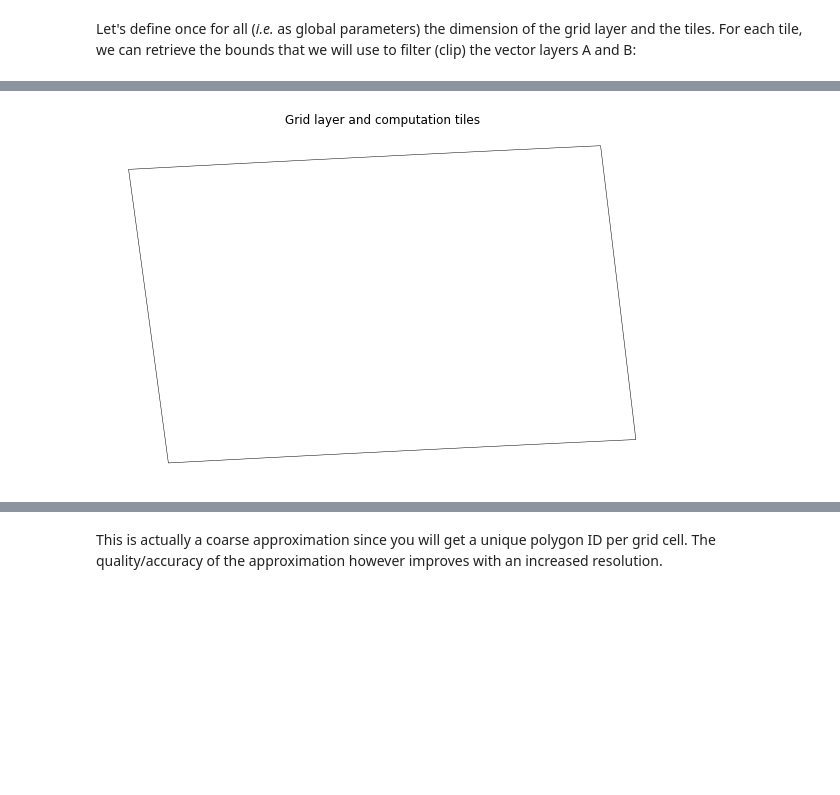
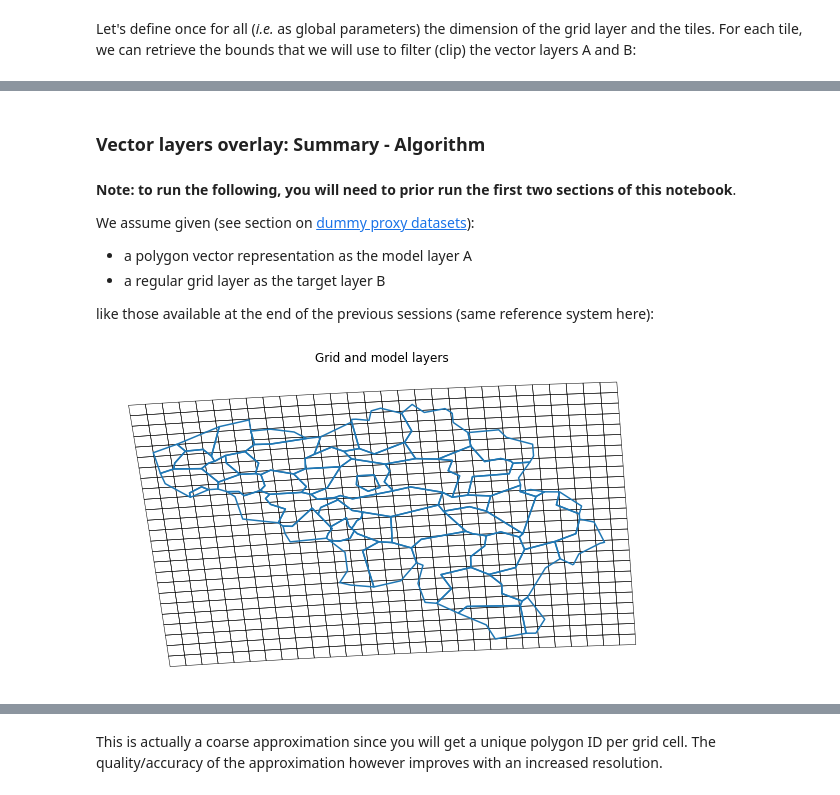
Before and after one commit to gjacopo/bodylanguage, a Jupyter notebook: 00_vector_overlay.ipynb, the cells around one changed output, grey strips where cells are left out. Saved outputs shown, nothing was run; the diff lists cells and outputs as text; code cells hidden in the pictures; blank space fills up the shorter version.

```diff
--- a/00_vector_overlay.ipynb
+++ b/00_vector_overlay.ipynb
@@ -158,7 +181,7 @@ NUTS_RG_20M_2021_30 100%[===================>] 932.72K  2.62MB/s    in 0.3s
 
 Reginal data (= polygon representation) loaded on disk: /Users/gjacopo/Developments/bodylanguage/NUTS_RG_20M_2021_3035_LEVL_3.geojson
 # %%
-polygons = gpd.read_file(os.path.join(THISDIR[0], nuts_name), driver='GeoJSON')
+polygons = gpd.read_file(os.path.join(_THISDIR_, nuts_name), driver='GeoJSON')
 print("Projection system:")
 polygons.crs
 # %% [output]
@@ -178,7 +201,7 @@ Datum: European Terrestrial Reference System 1989
 - Ellipsoid: GRS 1980
 - Prime Meridian: Greenwich
 # %%
-polygons = polygons.loc[polygons.FID.apply(lambda x: x.startswith('BE'))]
+polygons = polygons.loc[polygons.FID.apply(lambda x: x.startswith(next(iter(Test.COUNTRY.keys()))))]
 polygons.head(5)
 # %% [output]
 |  | id | COAST_TYPE | MOUNT_TYPE | NAME_LATN | CNTR_CODE | FID | NUTS_ID | NUTS_NAME | LEVL_CODE | ... |
@@ -255,12 +290,12 @@ Consider however the use of the [GridMaker](https://github.com/eurostat/GridMake
 
 In real use-case, layers A and B are actually defined in different reference systems. Let's change the reference system of layer B and consider the projected dataset as the input for the problem:
 # %%
-OPROJ = 4326
-grid = grid.to_crs({'init': 'epsg:%s' % OPROJ})
+Test.OPROJ = 4326
+grid = grid.to_crs("EPSG:%s" % Test.OPROJ)
 
 f, ax = mplt.subplots(1, figsize=_FIGSIZE_)
 grid.boundary.plot(ax=ax, edgecolor='k', linewidth=0.5)
-ax.set_axis_off(); ax.set_title('Projected regular grid with EPSG:%s' % OPROJ)
+ax.set_axis_off(); ax.set_title('Projected regular grid with EPSG:%s' % Test.OPROJ)
 mplt.show()
 # %% [output]
 [figure]
@@ -305,7 +343,9 @@ What we have to do is simply:
 * run the "union" overlay operation of model layer A and grid layer B,
 * calculate the percentage of overlap in the output union layer compared to the entire area of the model layer as the ratio `(uarea/poly_area)`, where `uarea` is the area of the newly created vector featues:
 # %%
-polygons['poly_area'] = polygons.area
+Test.COL_POLY_AREA = 'poly_area'
+
+polygons[Test.COL_POLY_AREA] = polygons.area
 polygons.head(5)
 # %% [output]
 |  | id | COAST_TYPE | MOUNT_TYPE | NAME_LATN | CNTR_CODE | FID | NUTS_ID | NUTS_NAME | LEVL_CODE | ... |
@@ -497,19 +751,18 @@ mplt.show()
+# %% [markdown]
+### Vector layers overlay: Summary - Algorithm<a id='Algorithm'></a>
+# %% [markdown]
+**Note: to run the following, you will need to prior run the first two sections of this notebook**.
+
+We assume given (see section on [dummy proxy datasets](#Datasets)):
+* a polygon vector representation as the model layer A
+* a regular grid layer as the target layer B
+
+like those available at the end of the previous sessions (same reference system here):
 # %%
-def intersects_tile(polygon, tile):
-    return polygon.loc[polygon.intersects(tile)]
-def within_tile(polygon, tile):
-    return polygon.loc[polygon.within(tile)]
-
-onetile = gpd.GeoDataFrame([1], geometry=[utiles.geometry[10]], crs=tiles.crs)
-polygons.within(onetile)
-
-res = intersects_tile(polygons, onetile)
 f, ax = mplt.subplots(1, figsize=_FIGSIZE_)
-#polygons.boundary.plot(ax=ax, edgecolor='k', linewidth=0.5)
-onetile.boundary.plot(ax=ax, edgecolor='k', linewidth=0.5)
-res.boundary.plot(ax=ax, edgecolor='k', linewidth=0.5)
-
-ax.set_axis_off(); ax.set_title('Grid layer and computation tiles')
+grid.geometry.boundary.plot(ax=ax, edgecolor='k', linewidth=0.5)
+polygons.boundary.plot(ax=ax)
+ax.set_axis_off(); ax.set_title('Grid and model layers')
 mplt.show()
 # %% [output]
-[figure, old version]
+[figure, new version]
```
Also changed, not shown: parts of 65 cells of this notebook.
